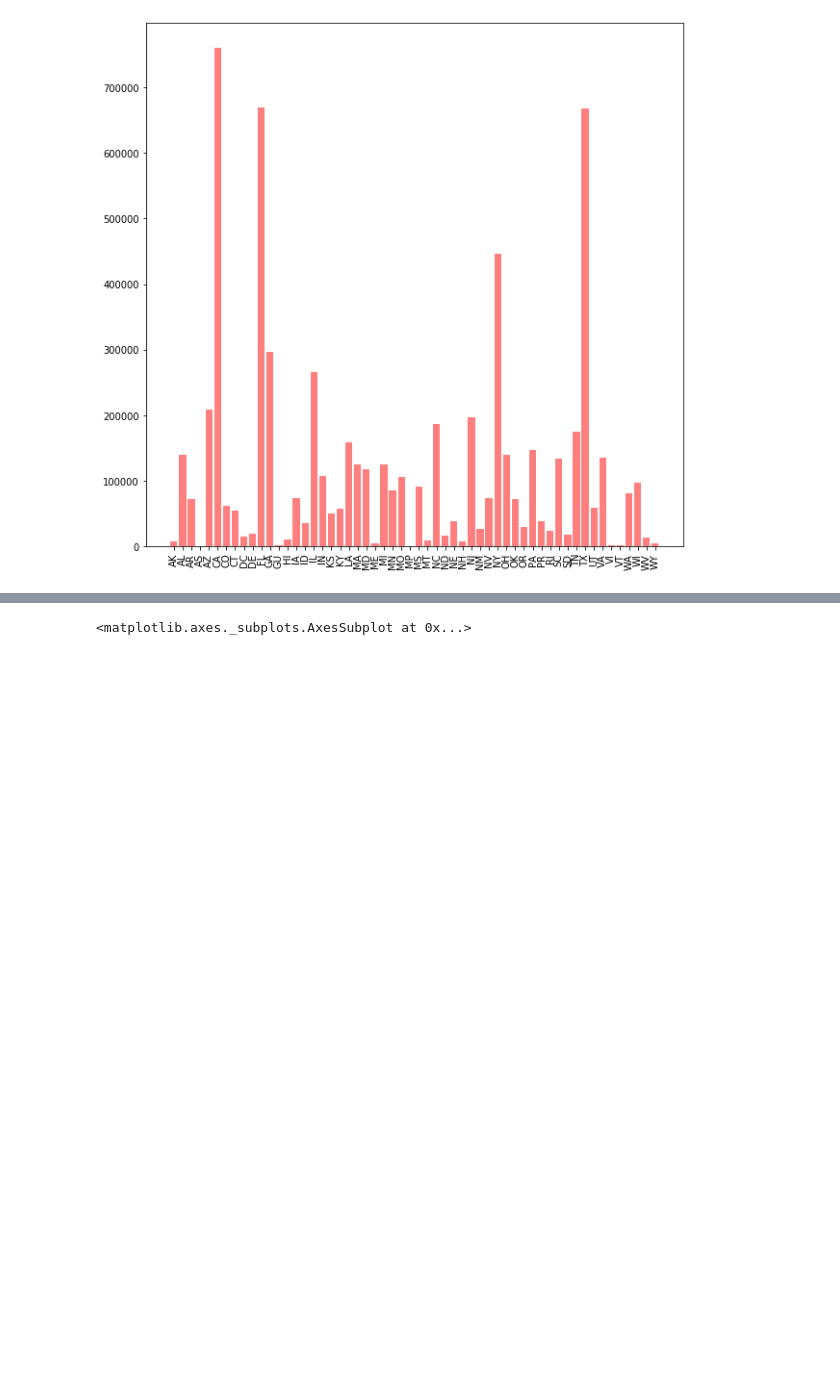
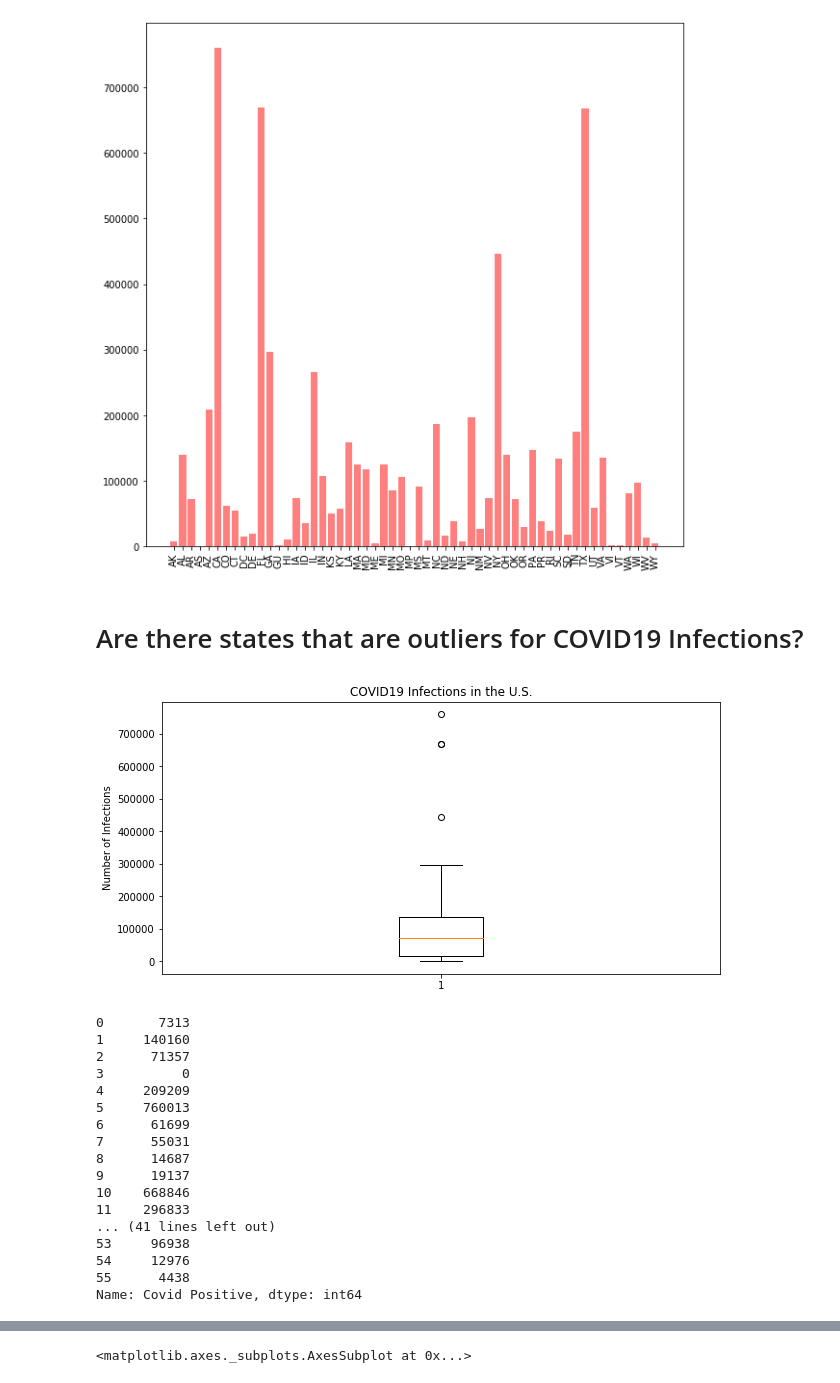
Before and after one commit to havyjavy/Healthcare-and-Covid-19, a Jupyter notebook: Covid Tracking Project/All_States.ipynb, the cells around one changed output, grey strips where cells are left out. Cells and saved outputs as stored; diff of their text form; code cells hidden in the pictures; blank space fills up the shorter version.

Commit message:
Adding more covid19 codes and plots. Adding CMS health care expend data.

```diff
--- a/Covid Tracking Project/All_States.ipynb
+++ b/Covid Tracking Project/All_States.ipynb
@@ -94,3 +106,32 @@ plt.bar(x_axis, AllStates_df["Covid Positive"], color='r', alpha=0.5)
 x = plt.xticks(x_axis, AllStates_df["States"], rotation="vertical")
 # %% [output]
 [figure]
+# %% [markdown]
+# Are there states that are outliers for COVID19 Infections?
+# %%
+covid19_infxn = AllStates_df['Covid Positive']
+
+plt.figure(figsize=(10,5))
+plt.title('COVID19 Infections in the U.S.')
+plt.ylabel('Number of Infections')
+plt.boxplot(covid19_infxn)
+plt.show()
+# %% [output]
+[figure, added]
+0       7313
+1     140160
+2      71357
+3          0
+4     209209
+5     760013
+6      61699
+7      55031
+8      14687
+9      19137
+10    668846
+11    296833
+... (41 lines left out)
+53     96938
+54     12976
+55      4438
+Name: Covid Positive, dtype: int64
```
Also changed, not shown: parts of 16 cells of this notebook, 1 other file.
